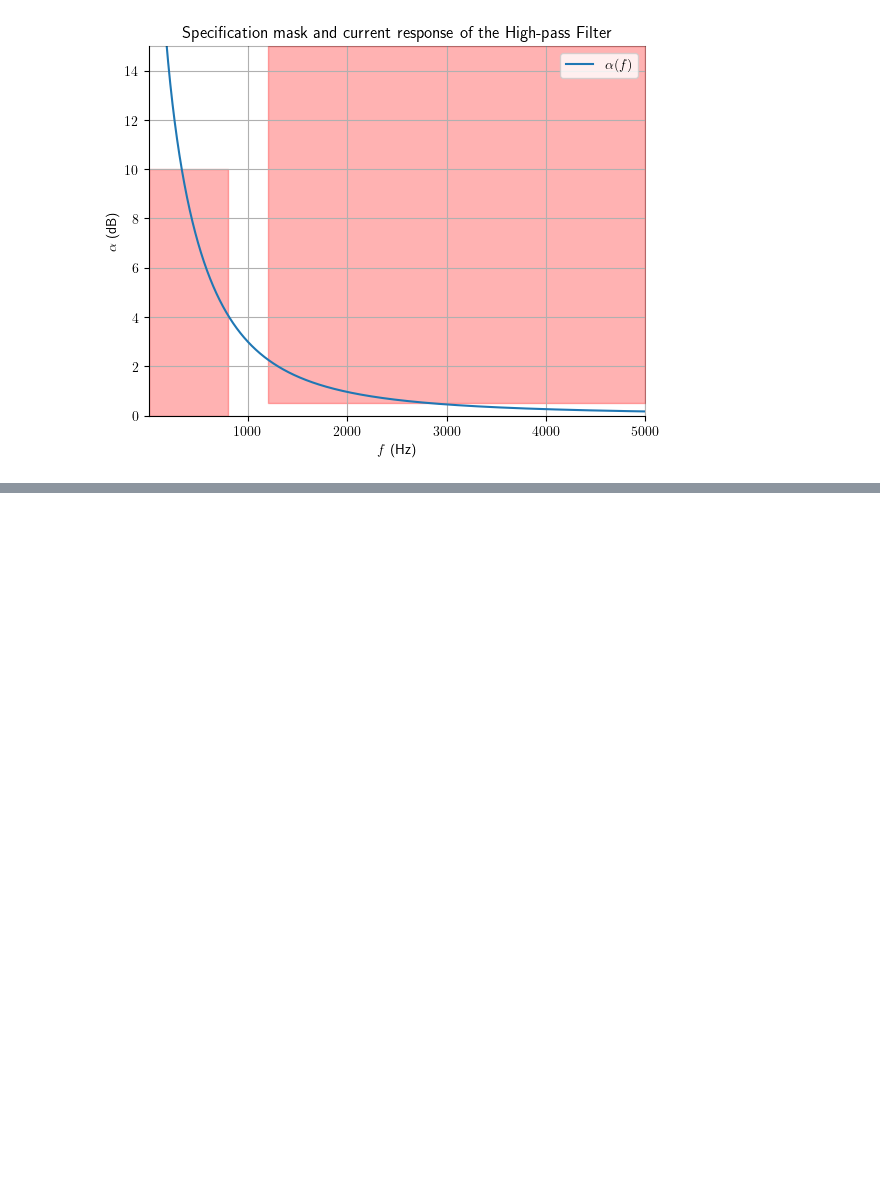
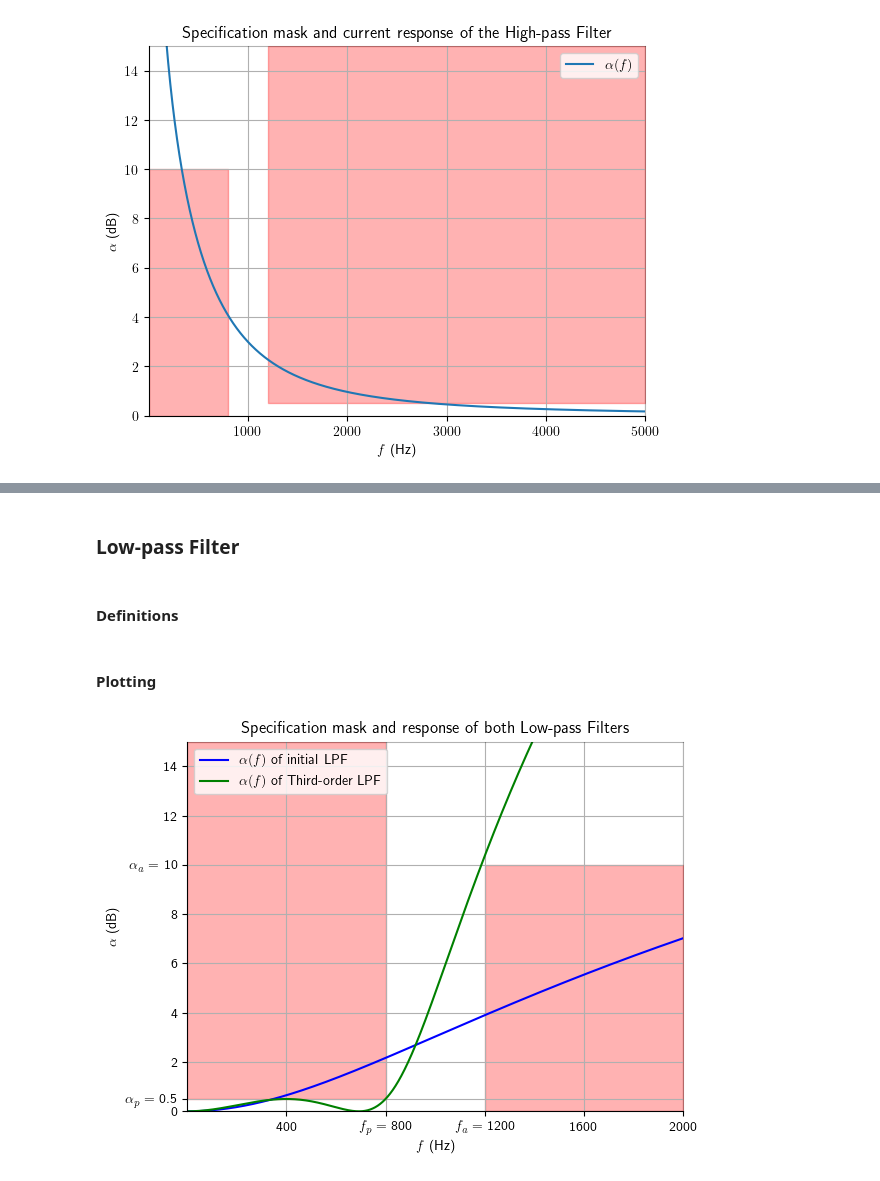
Before and after one commit to alonso-herreros/uni-lnas-lab2, a Jupyter notebook: Session1.ipynb, the cells around one changed output, grey strips where cells are left out. Drawn from its saved outputs; the diff is of its cells as text; code cells hidden in the pictures; blank space fills up the shorter version.

```diff
--- a/Session1.ipynb
+++ b/Session1.ipynb
@@ -114,0 +137,44 @@ fig.savefig('figures/fig1.1.4.2.svg')
+# %% [markdown]
+### Low-pass Filter
+# %% [markdown]
+#### Definitions
+# %%
+# Model parameters
+
+n = 3
+ε2 = 0.1220
+# %%
+# Transfer function & attenuation
+
+def Fc_lpf3(f): # Characteristic function
+    if (f < f1):
+        return ε2*cos(n * arccos(f/f1))**2
+    return ε2*cosh(n * arccosh(f/f1))**2
+
+def H_lpf3(f): # Transfer function
+    return sqrt(1/(1 + Fc_lpf3(f)))
+
+def att_lpf3(f): # Attenuation
+    return -dB2(H_lpf3(f))
+# %% [markdown]
+#### Plotting
+# %%
+fig, ax = custom_plot(
+    title=r'Specification mask and response of both Low-pass Filters',
+    xlabel=r'$f$ (Hz)', ylabel=r'$\alpha$ (dB)', xlim=flim, ylim=αlim
+)
+ax.set_xticks(
+    fticks,
+    [f'$f_p =$ {f}' if f == f1 else f'$f_a =$ {f}' if f == f2 else f for f in fticks]
+)
+ax.set_yticks(αticks, αlabels)
+
+ax.fill_between((fm, f1), αp, αm, color='red', alpha=0.3) # Passband mask
+ax.fill_between((f2, fM), αc, α0, color='red', alpha=0.3) # Stopband mask
+ax.plot(frange, [att_lpf(f) for f in frange], label=r'$\alpha(f)$ of initial LPF', color='blue')
+ax.plot(frange, [att_lpf3(f) for f in frange], label=r'$\alpha(f)$ of Third-order LPF', color='green')
+ax.legend()
+
+fig.savefig('figures/fig1.2.4.1.svg')
+# %% [output]
+[figure, added]
```
Also changed, not shown: parts of 12 cells of this notebook, 3 other files.
